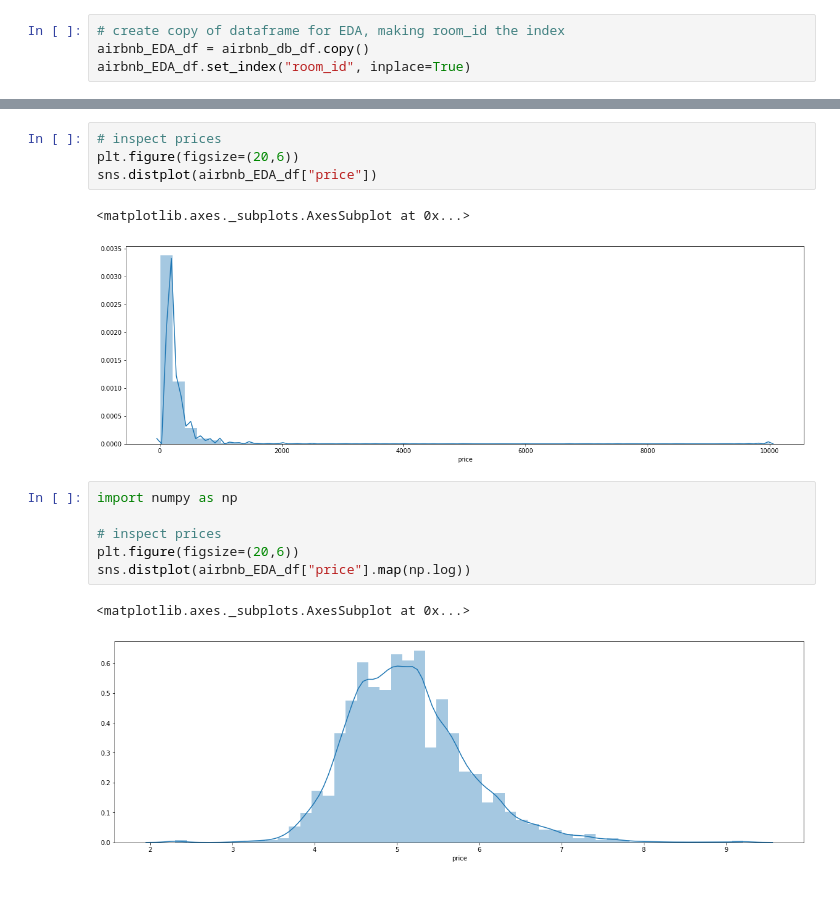
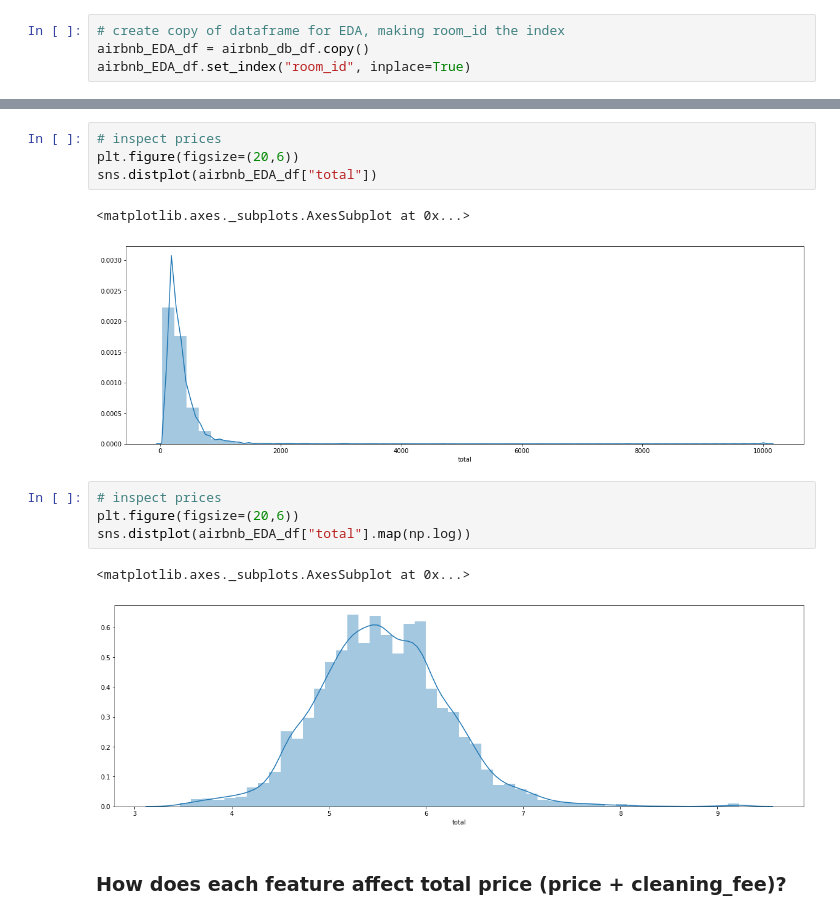
Before and after one commit to rustiri/final_group_airbnb, a Jupyter notebook: SF_Airbnb_EDA.ipynb, the cells around one changed output, grey strips where cells are left out. Drawn from its saved outputs; the diff is of its cells as text.

```diff
--- a/SF_Airbnb_EDA.ipynb
+++ b/SF_Airbnb_EDA.ipynb
@@ -457,16 +457,16 @@ airbnb_EDA_df.head()
 # %%
 # inspect prices
 plt.figure(figsize=(20,6))
-sns.distplot(airbnb_EDA_df["price"])
+sns.distplot(airbnb_EDA_df["total"])
 # %% [output]
 <matplotlib.axes._subplots.AxesSubplot at 0x...>
-[figure, old version]
+[figure, new version]
 # %%
-import numpy as np
-
 # inspect prices
 plt.figure(figsize=(20,6))
-sns.distplot(airbnb_EDA_df["price"].map(np.log))
+sns.distplot(airbnb_EDA_df["total"].map(np.log))
 # %% [output]
 <matplotlib.axes._subplots.AxesSubplot at 0x...>
-[figure, old version]
+[figure, new version]
+# %% [markdown]
+### How does each feature affect total price (price + cleaning_fee)?
```
Also changed, not shown: parts of 13 cells of this notebook, 1 other file.
